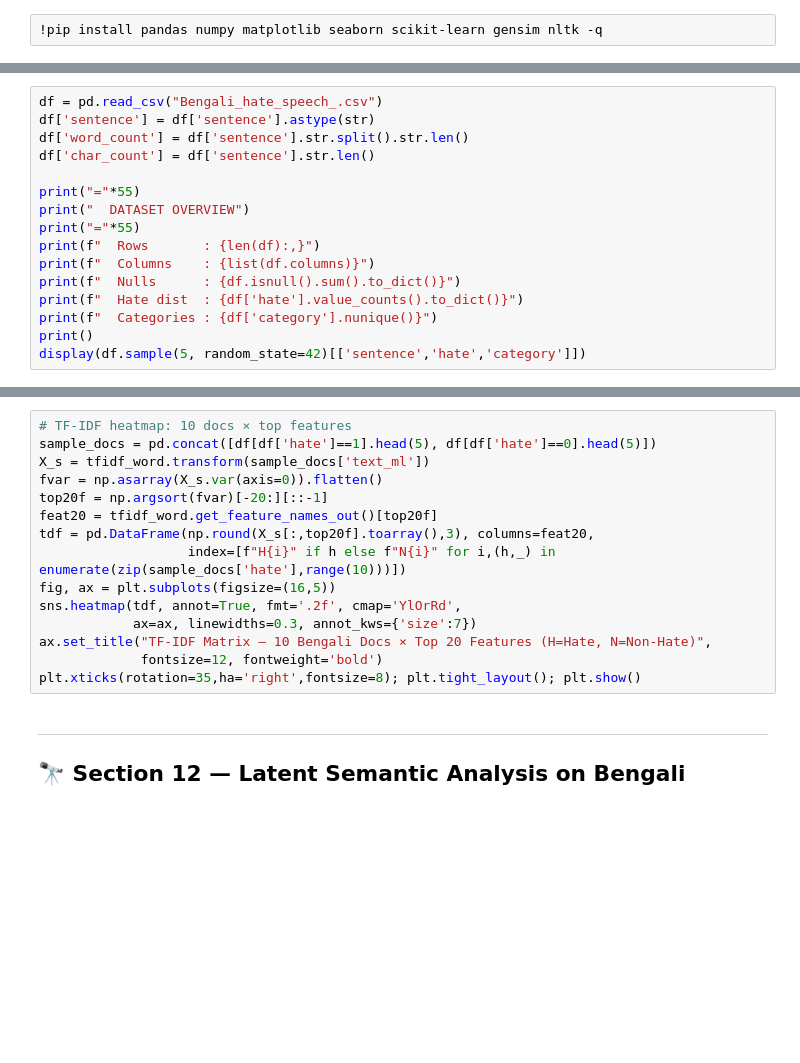
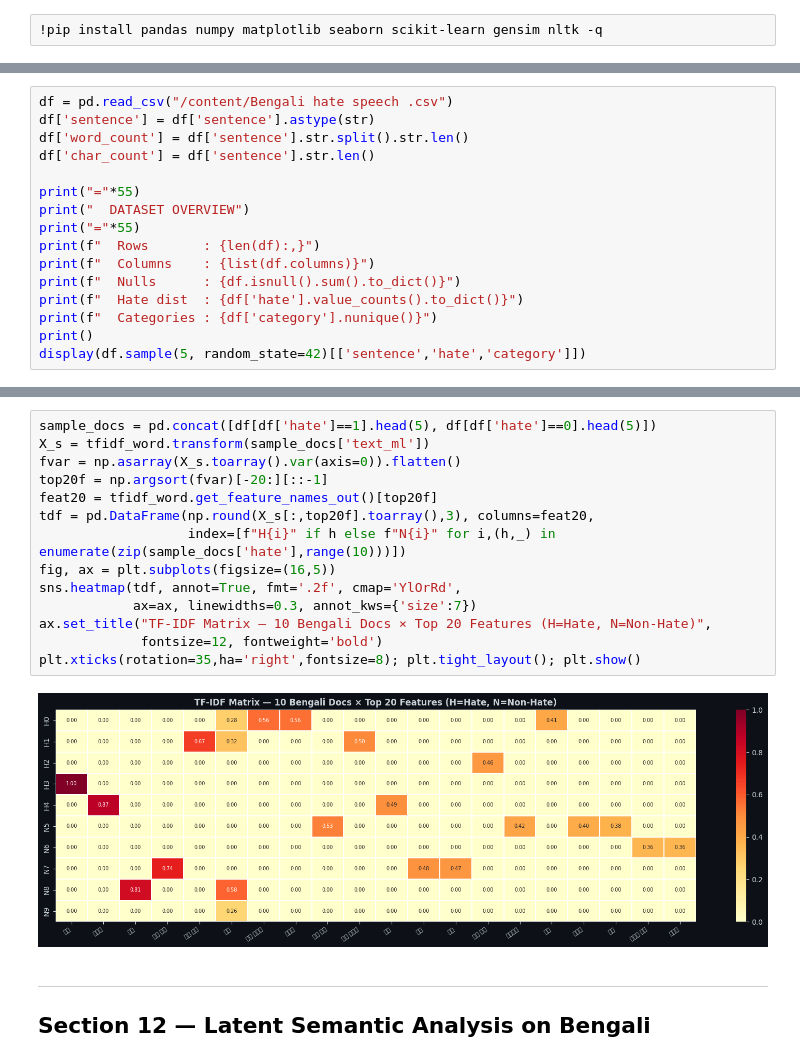
Before and after one commit to vishal606/Automated-Hate-Speech-Detection-in-Bengali-Social-Media, a Jupyter notebook: Bengali_NLP_Complete.ipynb, the cells around one changed output, grey strips where cells are left out. Saved outputs shown, nothing was run; the diff lists cells and outputs as text; blank space fills up the shorter version.

```diff
--- a/Bengali_NLP_Complete.ipynb
+++ b/Bengali_NLP_Complete.ipynb
@@ -84,6 +86,6 @@ print("✅ All imports ready")
 Direct analysis of 30,000 Bengali sentences.
 # %%
-df = pd.read_csv("Bengali_hate_speech_.csv")
+df = pd.read_csv("/content/Bengali hate speech .csv")
 df['sentence'] = df['sentence'].astype(str)
 df['word_count'] = df['sentence'].str.split().str.len()
 df['char_count'] = df['sentence'].str.len()
@@ -692,21 +830,22 @@ plt.tight_layout(); plt.show()
 # %%
-# TF-IDF heatmap: 10 docs × top features
 sample_docs = pd.concat([df[df['hate']==1].head(5), df[df['hate']==0].head(5)])
 X_s = tfidf_word.transform(sample_docs['text_ml'])
-fvar = np.asarray(X_s.var(axis=0)).flatten()
+fvar = np.asarray(X_s.toarray().var(axis=0)).flatten()
 top20f = np.argsort(fvar)[-20:][::-1]
 feat20 = tfidf_word.get_feature_names_out()[top20f]
 tdf = pd.DataFrame(np.round(X_s[:,top20f].toarray(),3), columns=feat20,
                    index=[f"H{i}" if h else f"N{i}" for i,(h,_) in enumerate(zip(sample_docs['hate'],range(10)))])
 fig, ax = plt.subplots(figsize=(16,5))
 sns.heatmap(tdf, annot=True, fmt='.2f', cmap='YlOrRd',
             ax=ax, linewidths=0.3, annot_kws={'size':7})
 ax.set_title("TF-IDF Matrix — 10 Bengali Docs × Top 20 Features (H=Hate, N=Non-Hate)",
              fontsize=12, fontweight='bold')
 plt.xticks(rotation=35,ha='right',fontsize=8); plt.tight_layout(); plt.show()
+# %% [output]
+[figure, added]
 # %% [markdown]
 ---
-## 🔭 Section 12 — Latent Semantic Analysis on Bengali
+## Section 12 — Latent Semantic Analysis on Bengali
 # %%
 svd50 = TruncatedSVD(n_components=50, random_state=42)
 X_lsa = svd50.fit_transform(X_tfidf_word)
```
Also changed, not shown: parts of 67 cells of this notebook.
